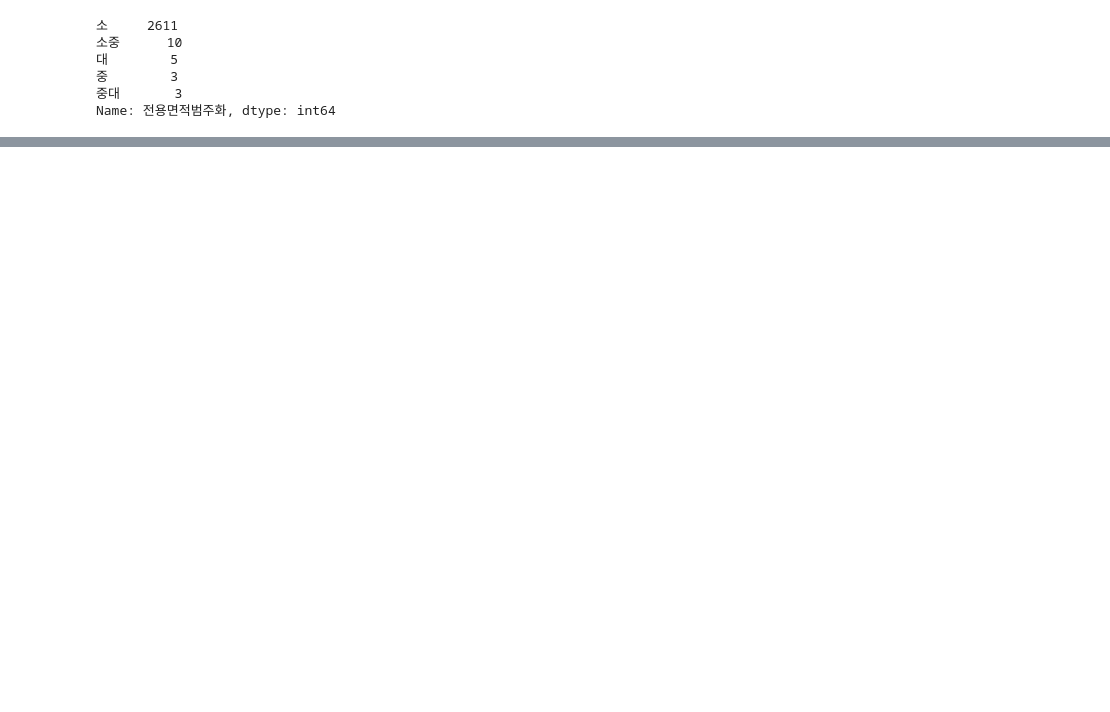
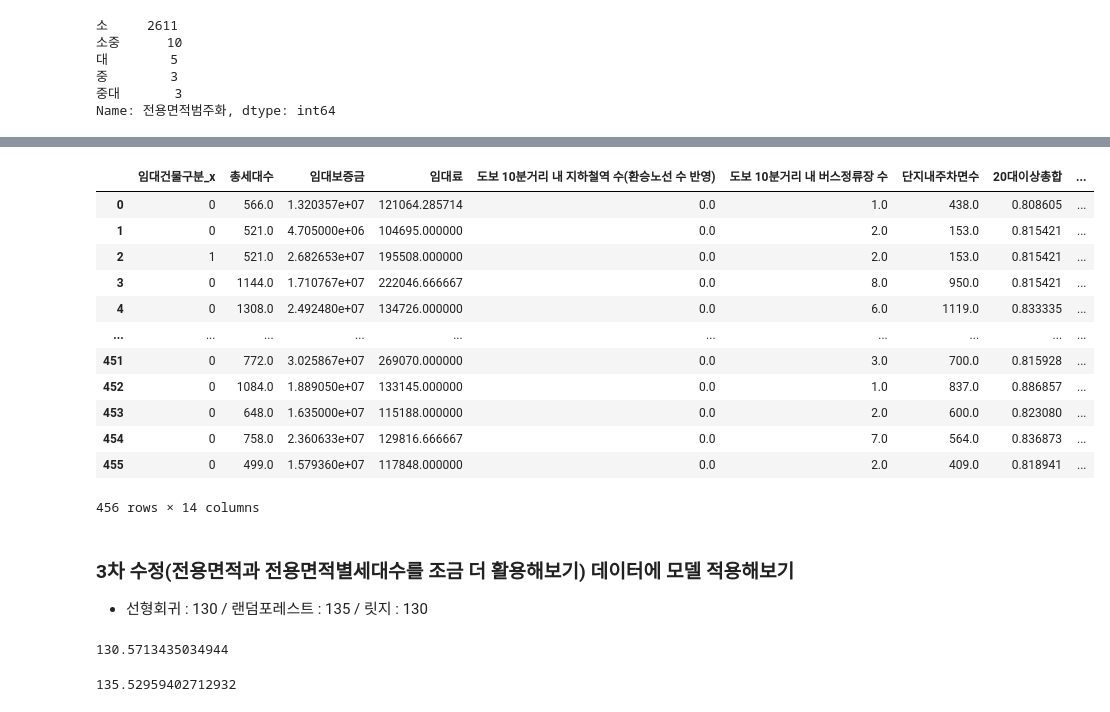
Before and after one commit to kkkkyoung/parking_project, a Jupyter notebook: 주차수요 예측.ipynb, the cells around one changed output, grey strips where cells are left out. Cells and saved outputs as stored; diff of their text form; code cells hidden in the pictures; blank space fills up the shorter version.

```diff
--- a/주차수요 예측.ipynb
+++ b/주차수요 예측.ipynb
@@ -1676,3 +1658,0 @@ x=x.reset_index()
-# %%
-x = train_cut_1_group[train_cut_1_group['단지코드']=='C2644']
-x
@@ -1695,6 +1658,0 @@ a
-# %%
-a=[]
-b=[]
-y = list(str(0))+list(x[x['임대건물구분']=='0']['전용면적별세대수'].values)
-a.append(y)
-b.append(i)
@@ -1821,0 +1708,18 @@ np.mean(-score)
+# %%
+x_train_x['임대건물구분_x']= x_train_x['임대건물구분_x'].astype(int)
+# %%
+x_train_x
+# %% [output]
+|  | 임대건물구분_x | 총세대수 | 임대보증금 | 임대료 | 도보 10분거리 내 지하철역 수(환승노선 수 반영) | 도보 10분거리 내 버스정류장 수 | 단지내주차면수 | 20대이상총합 | ... |
+| 0 | 0 | 566.0 | 1.320357e+07 | 121064.285714 | 0.0 | 1.0 | 438.0 | 0.808605 | ... |
+| 1 | 0 | 521.0 | 4.705000e+06 | 104695.000000 | 0.0 | 2.0 | 153.0 | 0.815421 | ... |
+| 2 | 1 | 521.0 | 2.682653e+07 | 195508.000000 | 0.0 | 2.0 | 153.0 | 0.815421 | ... |
+| 3 | 0 | 1144.0 | 1.710767e+07 | 222046.666667 | 0.0 | 8.0 | 950.0 | 0.815421 | ... |
+| 4 | 0 | 1308.0 | 2.492480e+07 | 134726.000000 | 0.0 | 6.0 | 1119.0 | 0.833335 | ... |
+| ... | ... | ... | ... | ... | ... | ... | ... | ... | ... |
+| 451 | 0 | 772.0 | 3.025867e+07 | 269070.000000 | 0.0 | 3.0 | 700.0 | 0.815928 | ... |
+| 452 | 0 | 1084.0 | 1.889050e+07 | 133145.000000 | 0.0 | 1.0 | 837.0 | 0.886857 | ... |
+| 453 | 0 | 648.0 | 1.635000e+07 | 115188.000000 | 0.0 | 2.0 | 600.0 | 0.823080 | ... |
+| 454 | 0 | 758.0 | 2.360633e+07 | 129816.666667 | 0.0 | 7.0 | 564.0 | 0.836873 | ... |
+| 455 | 0 | 499.0 | 1.579360e+07 | 117848.000000 | 0.0 | 2.0 | 409.0 | 0.818941 | ... |
+456 rows × 14 columns
@@ -1821,0 +1735,16 @@ np.mean(-score)
+# %% [markdown]
+### 3차 수정(전용면적과 전용면적별세대수를 조금 더 활용해보기) 데이터에 모델 적용해보기
+- 선형회귀 : 130   / 랜덤포레스트 : 135 / 릿지 : 130
+# %%
+#선형회귀
+lin_reg = LinearRegression()
+score = cross_val_score(lin_reg,x_train_x2,y_train_x,cv=5,scoring='neg_mean_absolute_error')
+np.mean(-score)
+# %% [output]
+130.5713435034944
+# %%
+# 랜덤포레스트의 best_model
+score = cross_val_score(best_forest,x_train_x2,y_train_x,cv=5,scoring='neg_mean_absolute_error')
+np.mean(-score)
+# %% [output]
+135.52959402712932
```
Also changed, not shown: parts of 69 cells of this notebook.
